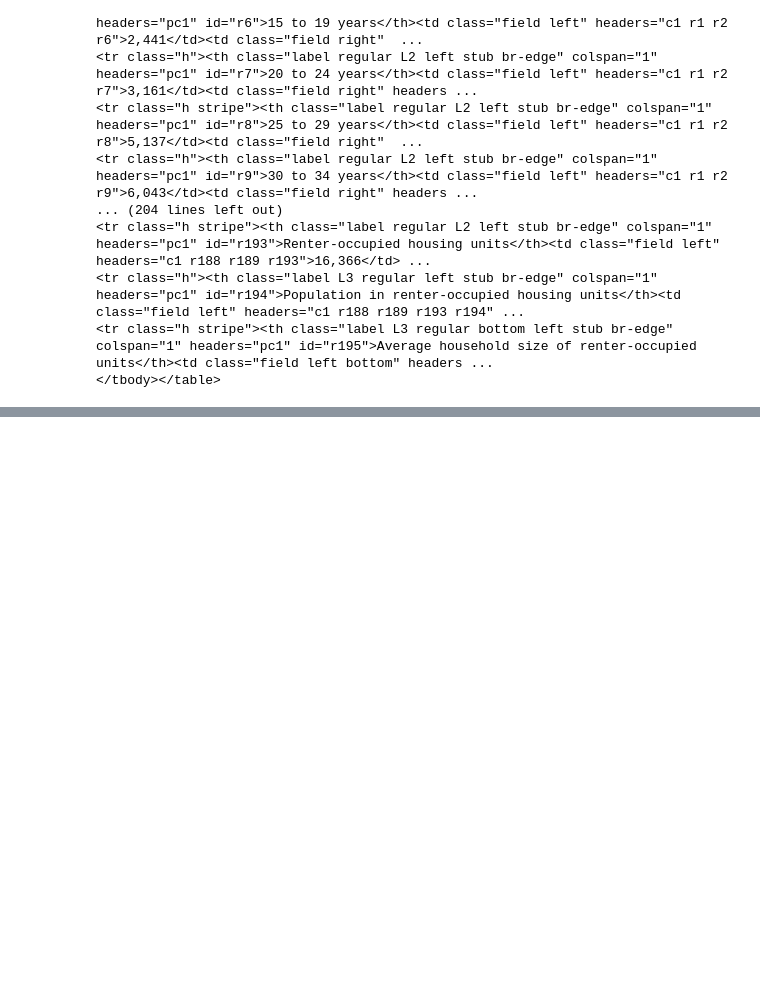
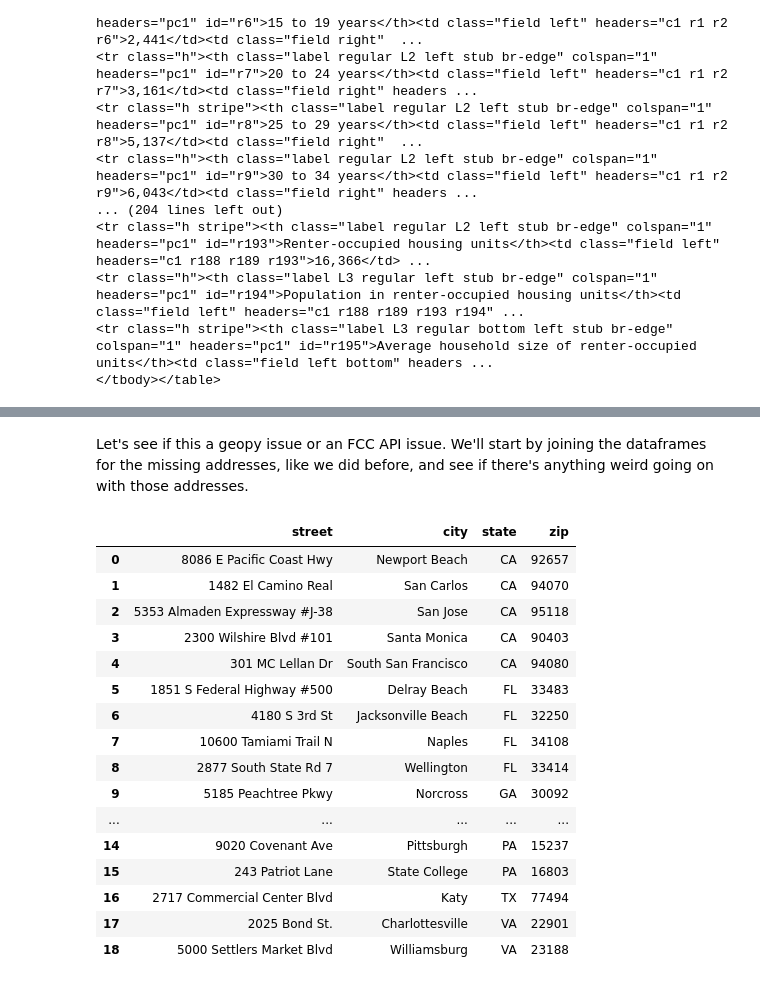
Before and after one commit to h-parker/trader-joes-nbhd-exploration, a Jupyter notebook: tj-location-data-collection.ipynb, the cells around one changed output, grey strips where cells are left out. Drawn from its saved outputs; the diff is of its cells as text; code cells hidden in the pictures; blank space fills up the shorter version.

Commit message:
finally not missing 1/5 of all geoids! update data collection nb

```diff
--- a/tj-location-data-collection.ipynb
+++ b/tj-location-data-collection.ipynb
@@ -247,0 +317,2 @@ response = requests.get("http://api.open-notify.org/iss-now.json")
+# %%
+geoid_df.geoid = geoid_df.geoid.apply(lambda x: 'NaN' if len(x) == 0 else x)
@@ -247,0 +342,2 @@ response = requests.get("http://api.open-notify.org/iss-now.json")
+# %%
+missing = geoid_df[geoid_df.geoid == 'NaN'].merge(addresses, how='left')[['street', 'city', 'state', 'zip']]
@@ -247,0 +361,16 @@ response = requests.get("http://api.open-notify.org/iss-now.json")
+# %%
+import json
+from geopy.geocoders import Nominatim
+
+geolocator = Nominatim(user_agent="student project")
+found_geoids = []
+
+for i in range(len(missing)):
+    loc = geolocator.geocode(f'{missing.iloc[i,0]}, {missing.iloc[i,1]}, {missing.iloc[i,2]}, {missing.iloc[i,3]}')
+    try:
+        info = requests.get(f"https://geo.fcc.gov/api/census/block/find?latitude={loc.latitude}&longitude={loc.longitude}&format=json")
+        info = json.loads(info.content)
+        found_geoids.append((missing.iloc[i, 0], info['Block']['FIPS'][:12]))
+    except AttributeError:
+        found_geoids.append((missing.iloc[i, 0], 'NaN'))
+    time.sleep(.35)
@@ -247,0 +397,25 @@ response = requests.get("http://api.open-notify.org/iss-now.json")
+# %% [markdown]
+Let's see if this a geopy issue or an FCC API issue. We'll start by joining the dataframes for the missing addresses, like we did before, and see if there's anything weird going on with those addresses.
+# %%
+missing2 = pd.DataFrame(found_geoids)[pd.DataFrame(found_geoids)[1] == 'NaN'].merge(addresses, how='left',
+                                                                                    left_on=0, right_on='street')[['street', 'city', 'state', 'zip']]
+# %%
+missing2
+# %% [output]
+|  | street | city | state | zip |
+| 0 | 8086 E Pacific Coast Hwy | Newport Beach | CA | 92657 |
+| 1 | 1482 El Camino Real | San Carlos | CA | 94070 |
+| 2 | 5353 Almaden Expressway #J-38 | San Jose | CA | 95118 |
+| 3 | 2300 Wilshire Blvd #101 | Santa Monica | CA | 90403 |
+| 4 | 301 MC Lellan Dr | South San Francisco | CA | 94080 |
+| 5 | 1851 S Federal Highway #500 | Delray Beach | FL | 33483 |
+| 6 | 4180 S 3rd St | Jacksonville Beach | FL | 32250 |
+| 7 | 10600 Tamiami Trail N | Naples | FL | 34108 |
+| 8 | 2877 South State Rd 7 | Wellington | FL | 33414 |
+| 9 | 5185 Peachtree Pkwy | Norcross | GA | 30092 |
+| ... | ... | ... | ... | ... |
+| 14 | 9020 Covenant Ave | Pittsburgh | PA | 15237 |
+| 15 | 243 Patriot Lane | State College | PA | 16803 |
+| 16 | 2717 Commercial Center Blvd | Katy | TX | 77494 |
+| 17 | 2025 Bond St. | Charlottesville | VA | 22901 |
+| 18 | 5000 Settlers Market Blvd | Williamsburg | VA | 23188 |
```
Also changed, not shown: parts of 22 cells of this notebook, 1 other file.
